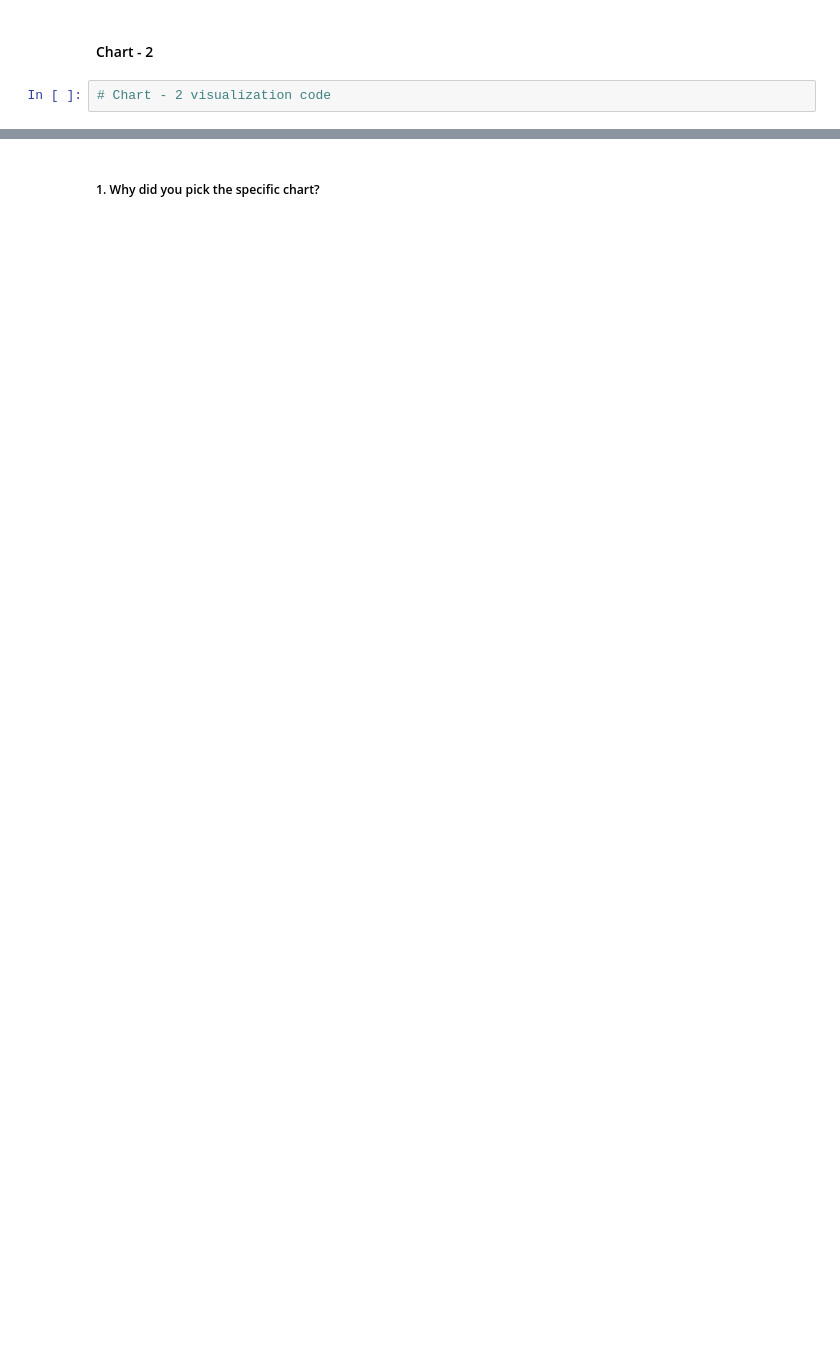
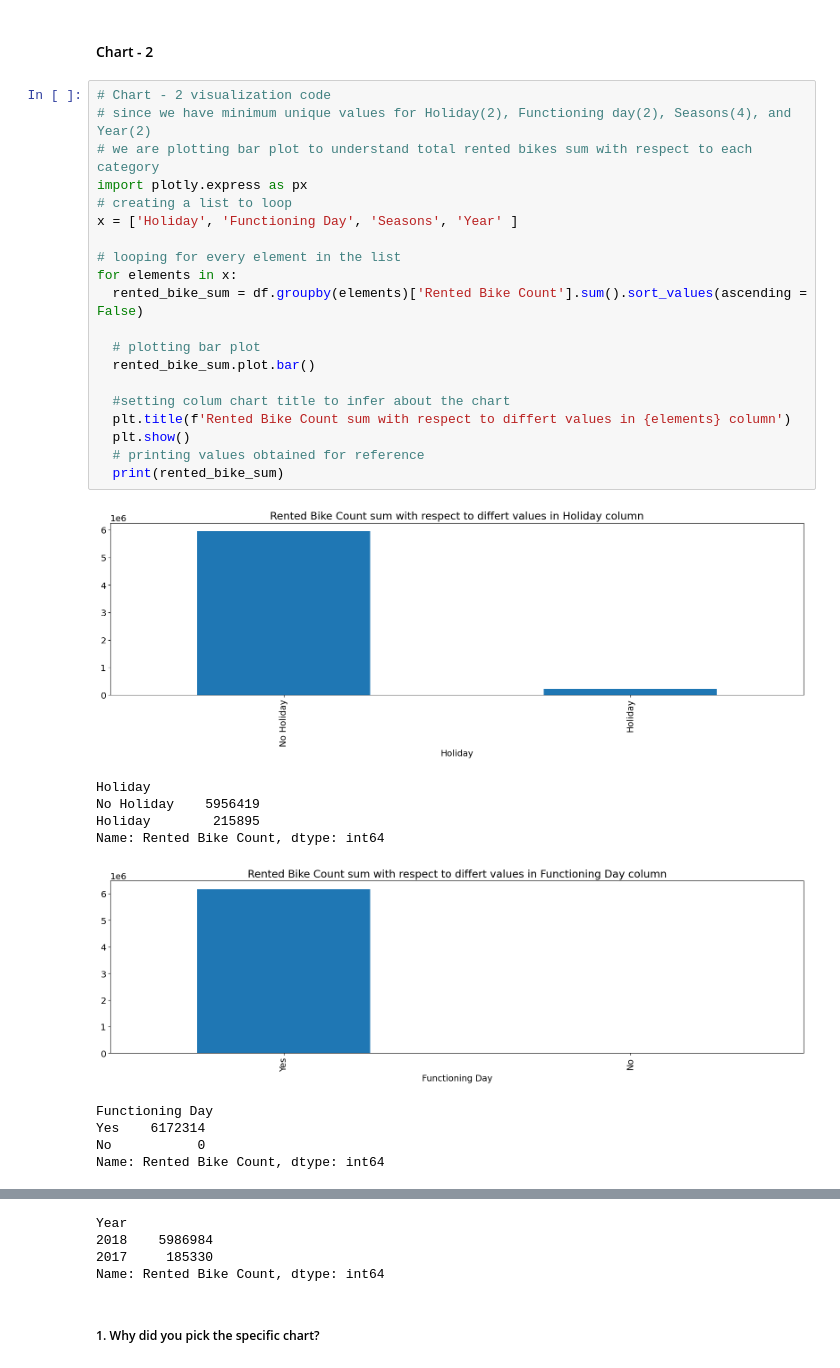
Before and after one commit to azizdafi/Bike-Sharing-Prediction, a Jupyter notebook: Bike_sharing_demand_Prediction_Sayed_Aziz.ipynb, the cells around one changed output, grey strips where cells are left out. Cells and saved outputs as stored; diff of their text form; blank space fills up the shorter version.

```diff
--- a/Bike_sharing_demand_Prediction_Sayed_Aziz.ipynb
+++ b/Bike_sharing_demand_Prediction_Sayed_Aziz.ipynb
@@ -377,4 +416,33 @@ Answer Here
 # %% [markdown]
 #### Chart - 2
-# %%
-# Chart - 2 visualization code
+# %%
+# Chart - 2 visualization code
+# since we have minimum unique values for Holiday(2), Functioning day(2), Seasons(4), and Year(2)
+# we are plotting bar plot to understand total rented bikes sum with respect to each category
+import plotly.express as px
+# creating a list to loop
+x = ['Holiday', 'Functioning Day', 'Seasons', 'Year' ]
+
+# looping for every element in the list
+for elements in x:
+  rented_bike_sum = df.groupby(elements)['Rented Bike Count'].sum().sort_values(ascending = False)
+
+  # plotting bar plot
+  rented_bike_sum.plot.bar()
+
+  #setting colum chart title to infer about the chart
+  plt.title(f'Rented Bike Count sum with respect to differt values in {elements} column')
+  plt.show()
+  # printing values obtained for reference
+  print(rented_bike_sum)
+# %% [output]
+[figure, added]
+Holiday
+No Holiday    5956419
+Holiday        215895
+Name: Rented Bike Count, dtype: int64
+[figure, added]
+Functioning Day
+Yes    6172314
+No           0
+Name: Rented Bike Count, dtype: int64
@@ -381,2 +457,6 @@ Answer Here
+Year
+2018    5986984
+2017     185330
+Name: Rented Bike Count, dtype: int64
 # %% [markdown]
 ##### 1. Why did you pick the specific chart?
```
Also changed, not shown: parts of 34 cells of this notebook.
